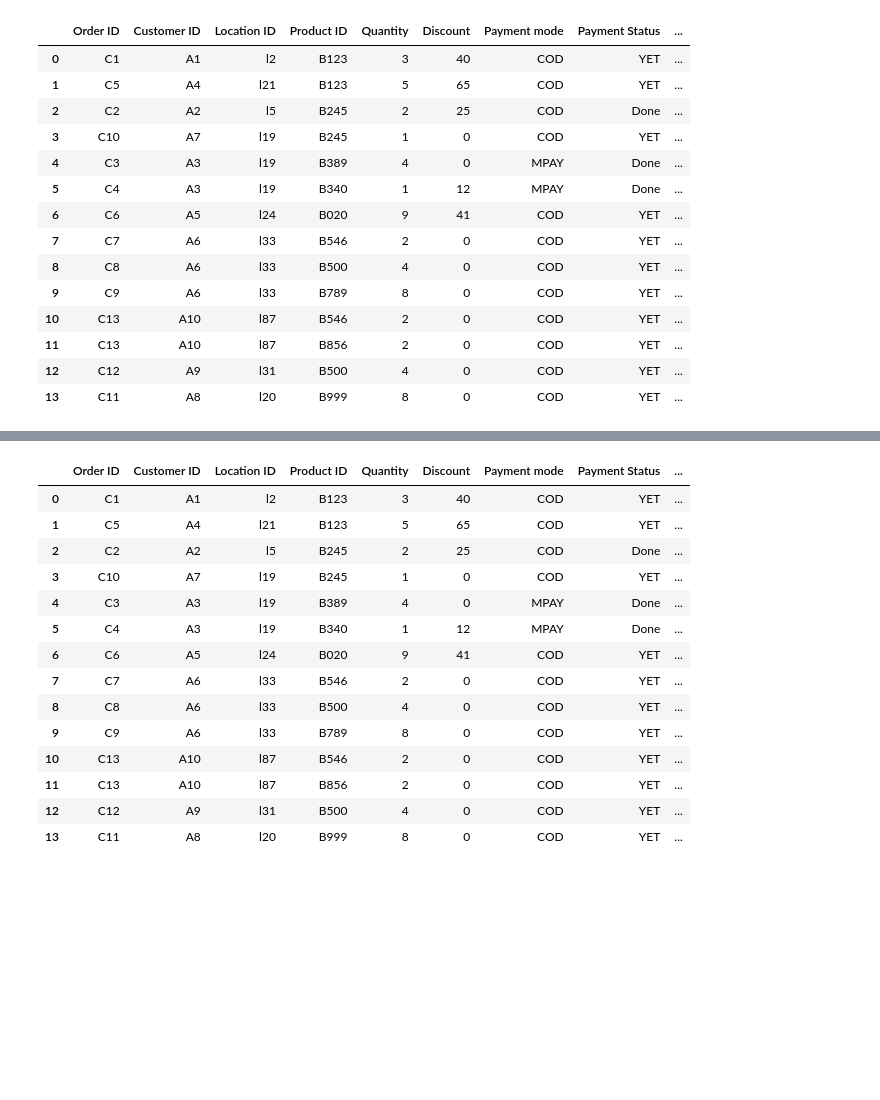
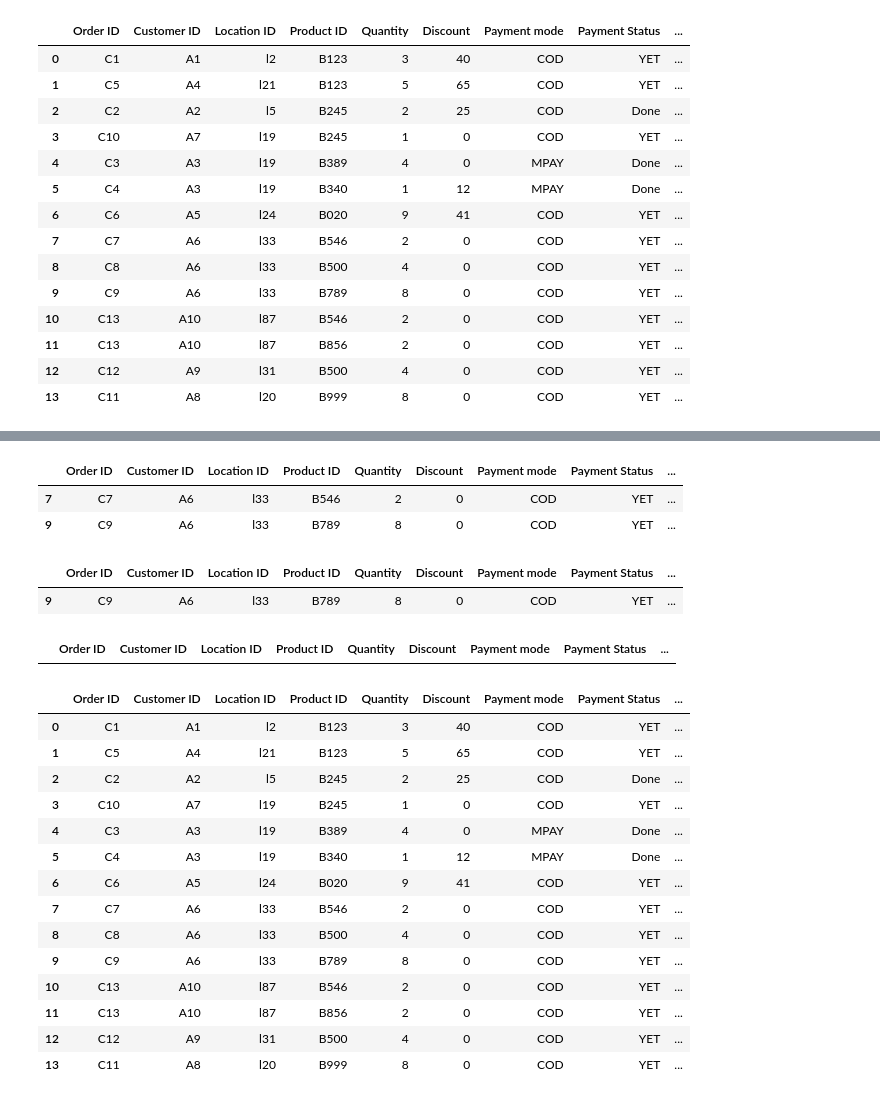
Before and after one commit to HozefaBeenawala/Analytics-Automation, a Jupyter notebook: Untitled.ipynb, the cells around one changed output, grey strips where cells are left out. Cells and saved outputs as stored; diff of their text form; code cells hidden in the pictures; blank space fills up the shorter version.

```diff
--- a/Untitled.ipynb
+++ b/Untitled.ipynb
@@ -438,3 +508,18 @@ anal.join('E-Commerce Sales Dataset.xlsx','Location',"Location ID","inner")
+# %%
+anal.and_filter_data(('Payment mode','COD'),('Payment Status','YET'),('Customer Name','CB'))
+# %% [output]
+|  | Order ID | Customer ID | Location ID | Product ID | Quantity | Discount | Payment mode | Payment Status | ... |
+| 7 | C7 | A6 | l33 | B546 | 2 | 0 | COD | YET | ... |
+| 9 | C9 | A6 | l33 | B789 | 8 | 0 | COD | YET | ... |
+# %%
+anal.nand_filter_data(('Order ID','C7'),('Product name','f'))
+# %% [output]
+|  | Order ID | Customer ID | Location ID | Product ID | Quantity | Discount | Payment mode | Payment Status | ... |
+| 9 | C9 | A6 | l33 | B789 | 8 | 0 | COD | YET | ... |
+# %%
+anal.nor_filter_data(('Order ID','C9'),('Order Status','Accepted'))
+# %% [output]
+|  | Order ID | Customer ID | Location ID | Product ID | Quantity | Discount | Payment mode | Payment Status | ... |
 # %%
 anal.nofilter_data()
 # %% [output]
```
Also changed, not shown: parts of 16 cells of this notebook.
